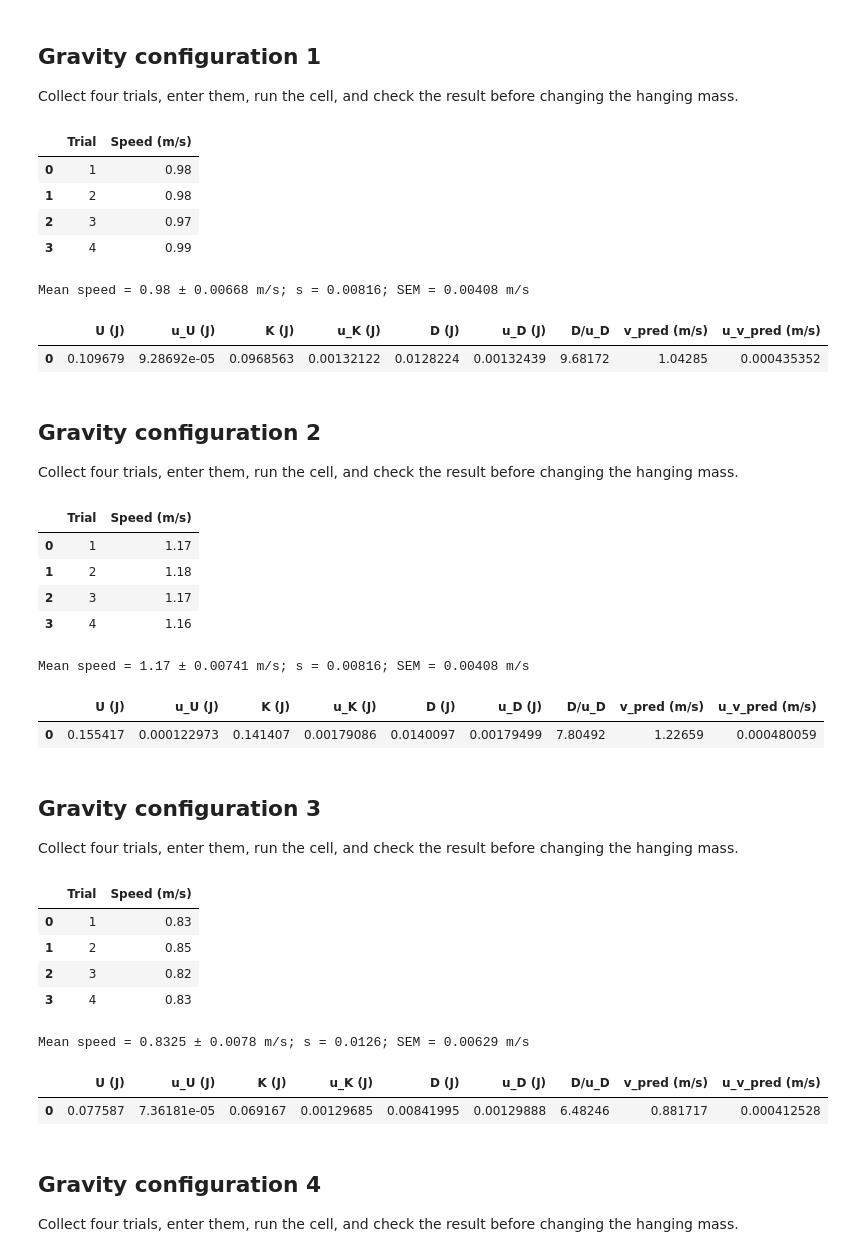
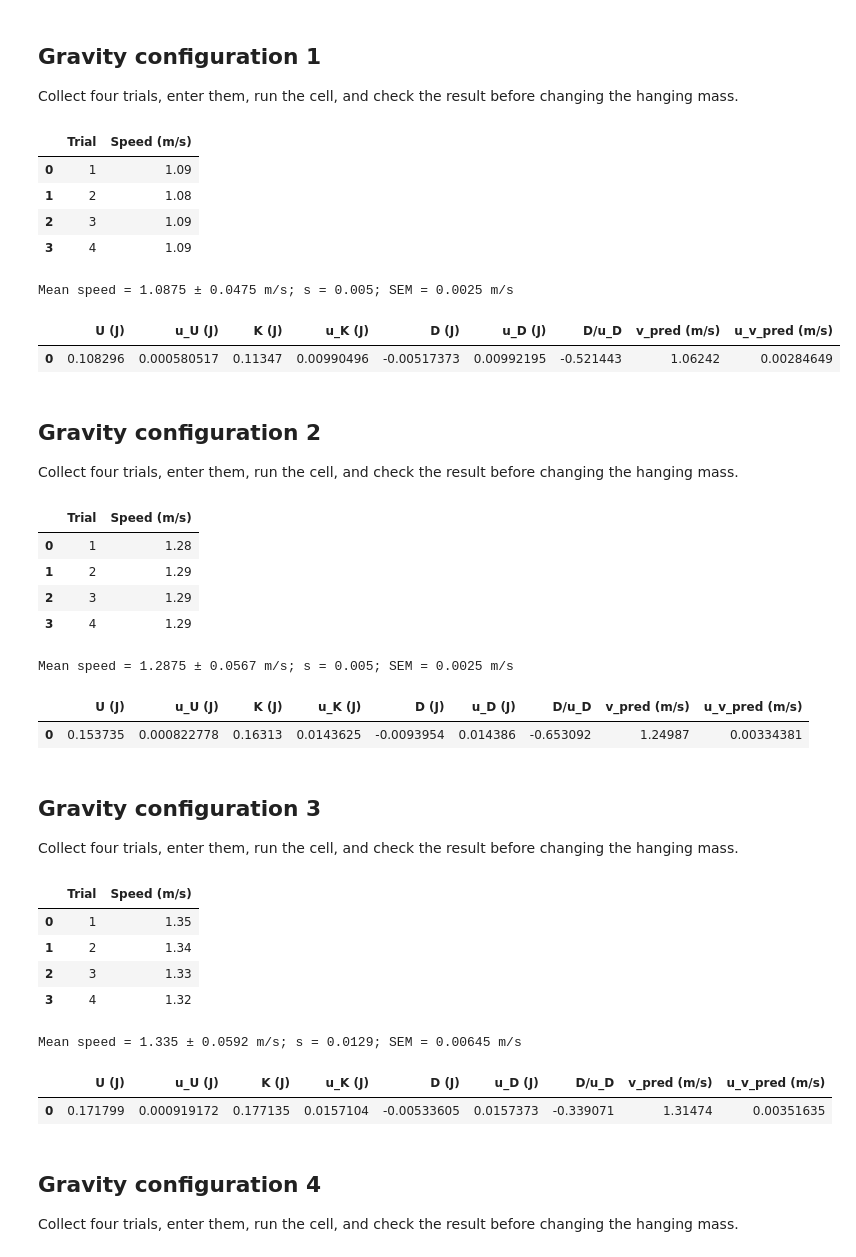
Before and after one commit to qaissafiullah25/Phys201L, a Jupyter notebook: labs/Lab05_Air_Track_Conservation_of_Energy/Lab05_Air_Track_Conservation_of_Energy.ipynb, the cells around one changed output. Cells and saved outputs as stored; diff of their text form; code cells hidden in the pictures.

```diff
--- a/labs/Lab05_Air_Track_Conservation_of_Energy/Lab05_Air_Track_Conservation_of_Energy.ipynb
+++ b/labs/Lab05_Air_Track_Conservation_of_Energy/Lab05_Air_Track_Conservation_of_Energy.ipynb
@@ -54,7 +54,7 @@ except ImportError:
     import P201_Functions as p201
 
 # REPLACE with measured instrument values and justified standard uncertainties.
-flag_length = 0.1000       # m; must match the Capstone setting
+flag_length = 0.01174       # m; must match the Capstone setting
 u_flag_length = 0.0005     # m
 u_gate_time = 0.0001       # s; justify from your timer
 u_speed_resolution = 0.002 # m/s; standard uncertainty of displayed speed
@@ -235,70 +233,70 @@ Use a safe gate location, not a measurement after the hanger strikes the floor.
 Collect four trials, enter them, run the cell, and check the result before changing the hanging mass.
 # %%
 # REPLACE every example with measurements for configuration 1.
-m_cart = 0.18995      # kg; all moving cart attachments included
+m_cart = 0.18014      # kg; all moving cart attachments included
 u_m_cart = 0.000005   # kg
 m_hang = 0.01175        # kg; hanger + all added masses
 u_m_hang = 0.000005   # kg
-h = 0.952              # m; drop from release to gate measurement position
-u_h = 0.0005         # m
-speeds = [0.98, 0.98, 0.97, 0.99]         # m/s; preserve trial order
+h = 0.94              # m; drop from release to gate measurement position
+u_h = 0.005         # m
+speeds = [1.09, 1.08, 1.09, 1.09]         # m/s; preserve trial order
 gravity_1 = gravity_run(m_cart, u_m_cart, m_hang, u_m_hang, h, u_h, speeds)
 show_result(gravity_1)
 # %% [output]
 |  | Trial | Speed (m/s) |
-| 0 | 1 | 0.98 |
-| 1 | 2 | 0.98 |
-| 2 | 3 | 0.97 |
-| 3 | 4 | 0.99 |
+| 0 | 1 | 1.09 |
+| 1 | 2 | 1.08 |
+| 2 | 3 | 1.09 |
+| 3 | 4 | 1.09 |
-Mean speed = 0.98 ± 0.00668 m/s; s = 0.00816; SEM = 0.00408 m/s
+Mean speed = 1.0875 ± 0.0475 m/s; s = 0.005; SEM = 0.0025 m/s
 |  | U (J) | u_U (J) | K (J) | u_K (J) | D (J) | u_D (J) | D/u_D | v_pred (m/s) | u_v_pred (m/s) |
-| 0 | 0.109679 | 9.28692e-05 | 0.0968563 | 0.00132122 | 0.0128224 | 0.00132439 | 9.68172 | 1.04285 | 0.000435352 |
+| 0 | 0.108296 | 0.000580517 | 0.11347 | 0.00990496 | -0.00517373 | 0.00992195 | -0.521443 | 1.06242 | 0.00284649 |
 # %% [markdown]
 ## Gravity configuration 2
 Collect four trials, enter them, run the cell, and check the result before changing the hanging mass.
 # %%
 # REPLACE every example with measurements for configuration 2.
-m_cart = 0.18995      # kg; all moving cart attachments included
+m_cart = 0.18014      # kg; all moving cart attachments included
 u_m_cart = 0.000005   # kg
-m_hang = 0.01665        # kg; hanger + all added masses
+m_hang = 0.01668        # kg; hanger + all added masses
 u_m_hang = 0.000005   # kg
-h = 0.952              # m; drop from release to gate measurement position
-u_h = 0.0005         # m
-speeds = [1.17, 1.18, 1.17, 1.16]         # m/s; preserve trial order
+h = 0.94              # m; drop from release to gate measurement position
+u_h = 0.005         # m
+speeds = [1.28, 1.29, 1.29, 1.29]         # m/s; preserve trial order
 gravity_2 = gravity_run(m_cart, u_m_cart, m_hang, u_m_hang, h, u_h, speeds)
 show_result(gravity_2)
 # %% [output]
 |  | Trial | Speed (m/s) |
-| 0 | 1 | 1.17 |
-| 1 | 2 | 1.18 |
-| 2 | 3 | 1.17 |
-| 3 | 4 | 1.16 |
+| 0 | 1 | 1.28 |
+| 1 | 2 | 1.29 |
+| 2 | 3 | 1.29 |
+| 3 | 4 | 1.29 |
-Mean speed = 1.17 ± 0.00741 m/s; s = 0.00816; SEM = 0.00408 m/s
+Mean speed = 1.2875 ± 0.0567 m/s; s = 0.005; SEM = 0.0025 m/s
 |  | U (J) | u_U (J) | K (J) | u_K (J) | D (J) | u_D (J) | D/u_D | v_pred (m/s) | u_v_pred (m/s) |
-| 0 | 0.155417 | 0.000122973 | 0.141407 | 0.00179086 | 0.0140097 | 0.00179499 | 7.80492 | 1.22659 | 0.000480059 |
+| 0 | 0.153735 | 0.000822778 | 0.16313 | 0.0143625 | -0.0093954 | 0.014386 | -0.653092 | 1.24987 | 0.00334381 |
 # %% [markdown]
 ## Gravity configuration 3
 Collect four trials, enter them, run the cell, and check the result before changing the hanging mass.
 # %%
 # REPLACE every example with measurements for configuration 3.
-m_cart = 0.18995      # kg; all moving cart attachments included
+m_cart = 0.18014      # kg; all moving cart attachments included
 u_m_cart = 0.000005   # kg
-m_hang = 0.00965        # kg; hanger + all added masses
+m_hang = 0.01864        # kg; hanger + all added masses
 u_m_hang = 0.000005   # kg
-h = 0.82              # m; drop from release to gate measurement position
-u_h = 0.0005         # m
-speeds = [0.83, 0.85, 0.82, 0.83]         # m/s; preserve trial order
+h = 0.94              # m; drop from release to gate measurement position
+u_h = 0.005         # m
+speeds = [1.35, 1.34, 1.33, 1.32]         # m/s; preserve trial order
 gravity_3 = gravity_run(m_cart, u_m_cart, m_hang, u_m_hang, h, u_h, speeds)
 show_result(gravity_3)
 # %% [output]
 |  | Trial | Speed (m/s) |
-| 0 | 1 | 0.83 |
-| 1 | 2 | 0.85 |
-| 2 | 3 | 0.82 |
-| 3 | 4 | 0.83 |
+| 0 | 1 | 1.35 |
+| 1 | 2 | 1.34 |
+| 2 | 3 | 1.33 |
+| 3 | 4 | 1.32 |
-Mean speed = 0.8325 ± 0.0078 m/s; s = 0.0126; SEM = 0.00629 m/s
+Mean speed = 1.335 ± 0.0592 m/s; s = 0.0129; SEM = 0.00645 m/s
 |  | U (J) | u_U (J) | K (J) | u_K (J) | D (J) | u_D (J) | D/u_D | v_pred (m/s) | u_v_pred (m/s) |
-| 0 | 0.077587 | 7.36181e-05 | 0.069167 | 0.00129685 | 0.00841995 | 0.00129888 | 6.48246 | 0.881717 | 0.000412528 |
+| 0 | 0.171799 | 0.000919172 | 0.177135 | 0.0157104 | -0.00533605 | 0.0157373 | -0.339071 | 1.31474 | 0.00351635 |
 # %% [markdown]
 ## Gravity configuration 4
 Collect four trials, enter them, run the cell, and check the result before changing the hanging mass.
```
Also changed, not shown: parts of 4 cells of this notebook.
